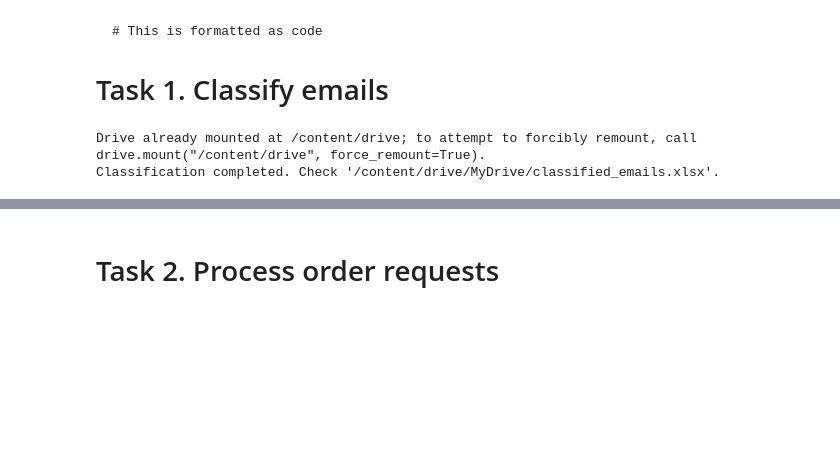
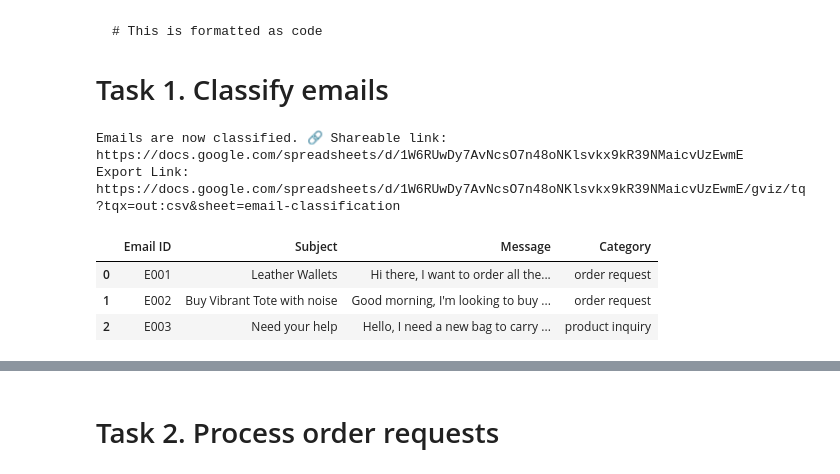
Before and after one commit to himanshu2s/EmployeeRegistration, a Jupyter notebook: Solve_Business_Problems_with_AI.ipynb, the cells around one changed output, grey strips where cells are left out. Drawn from its saved outputs; the diff is of its cells as text; code cells hidden in the pictures; blank space fills up the shorter version.

```diff
--- a/Solve_Business_Problems_with_AI.ipynb
+++ b/Solve_Business_Problems_with_AI.ipynb
@@ -129,18 +133,11 @@ display(emails_df.head(3))
 | 1 | E002 | Buy Vibrant Tote with noise | Good morning, I'm looking to buy ... |
 | 2 | E003 | Need your help | Hello, I need a new bag to carry ... |
 # %%
-# Code example of generating output document
-
 # Creates a new shared Google Worksheet every invocation with the proper structure
-# Note: This code should be executed from the google colab once you are ready, it will not work locally
 from google.colab import auth
 import gspread
 from google.auth import default
 from gspread_dataframe import set_with_dataframe
-
-# IMPORTANT: You need to authenticate the user to be able to create new worksheet
-# Insert the authentication snippet from the official documentation to create a google client:
-# https://colab.research.google.com/notebooks/io.ipynb#scrollTo=qzi9VsEqzI-o
 
 auth.authenticate_user()
 creds, _ = default()
@@ -151,24 +148,19 @@ output_document = gc.create('Solving Business Problems with AI - Output')
 
 # Create 'email-classification' sheet
 email_classification_sheet = output_document.add_worksheet(title="email-classification", rows=50, cols=2)
-email_classification_sheet.update([['email ID', 'category']], 'A1:B1')
-
-# Example of writing the data into the sheet
-# Assuming you have your classification in the email_classification_df DataFrame
-# set_with_dataframe(email_classification_sheet, email_classification_df)
-# Or directly update cells: https://docs.gspread.org/en/latest/user-guide.html#updating-cells
+email_classification_sheet.update([['Email ID', 'Subject', 'Message', 'Category']], 'A1:D1')
 
 # Create 'order-status' sheet
 order_status_sheet = output_document.add_worksheet(title="order-status", rows=50, cols=4)
-order_status_sheet.update([['email ID', 'product ID', 'quantity', 'status']], 'A1:D1')
+order_status_sheet.update([['Email ID', 'Product ID', 'Quantity', 'Status']], 'A1:D1')
 
 # Create 'order-response' sheet
 order_response_sheet = output_document.add_worksheet(title="order-response", rows=50, cols=2)
-order_response_sheet.update([['email ID', 'response']], 'A1:B1')
+order_response_sheet.update([['Email ID', 'Response']], 'A1:B1')
 
 # Create 'inquiry-response' sheet
 inquiry_response_sheet = output_document.add_worksheet(title="inquiry-response", rows=50, cols=2)
-inquiry_response_sheet.update([['email ID', 'response']], 'A1:B1')
+inquiry_response_sheet.update([['Email ID', 'Response']], 'A1:B1')
 
 # Share the spreadsheet publicly
 output_document.share('', perm_type='anyone', role='reader')
@@ -187,39 +184,68 @@ Shareable link: https://docs.google.com/spreadsheets/d/13m9mUF9TdVg-ngm9x44GOeZw
 # Task 1. Classify emails
 # %%
 # Use this section to classify emails as per the email subject/content and put the results in a google drive sheet.
+from google.colab import drive
+import numpy as np
 
-from google.colab import drive
+def classify_email(email, subject, message):
+  try:
+    email = email if email else "Unknown Email"
+    subject = subject if subject else "No Subject"
+    message = message if message else "No Message"
 
-def classify_email(subject, message):
     prompt = f"""
     Given the following email, classify it as either a "product inquiry" or an "order request":
 
     Subject: {subject}
     Message: {message}
 
     Respond with only one of the two categories: "product inquiry" or "order request".
     """
+
     response = client.chat.completions.create(
         model="gpt-4o",
         messages=[{"role": "user", "content": prompt}],
         max_tokens=10
     )
-    return response.choices[0].message.content.strip()
+    category = response.choices[0].message.content.strip()
 
-# Classify emails
-emails_df["category"] = emails_df.apply(lambda row: classify_email(row["subject"], row["message"]), axis=1)
+    return email, subject, message, category
 
-# Mount Google Drive
-drive.mount('/content/drive')
+    # # Add data to 'email-classification' sheet
+    # email_classification_sheet.append_row([email, subject, message, category])
+  except Exception as e:
+    print(f"🚨 Error: {e}")
+    return email, subject, message, "Error"
 
-# Define file path
-output_file_name = "classified_emails.xlsx"
-output_path = f'/content/drive/MyDrive/{output_file_name}'
+try:
+  # Set default values for null fields.
+  emails_df = emails_df.replace([np.nan, np.inf, -np.inf], "")
 
-# Save results
-emails_df.to_excel(output_path, index=False)
+  classified_data = []
 
-print(f"Classification completed. Check '{output_path}'.")
+  for _, row in emails_df.iterrows():
+      processed_email, processed_subject, processed_message, category = classify_email(row["email_id"], row["subject"], row["message"])
+      classified_data.append([processed_email, processed_subject, processed_message, category])
+
+  # Add all rows at once
+  email_classification_sheet.append_rows(classified_data)
+
+  # # Classify emails
+  # emails_df.apply(lambda row: classify_email(row["email_id"], row["subject"], row["message"]), axis=1);
+  print(f"Emails are now classified. 🔗 Shareable link: https://docs.google.com/spreadsheets/d/{output_document.id}")
+except Exception as e:
+    print(f"🚨 Error: {e}")
+
+email_classification_df = read_data_frame(output_document.id, 'email-classification')
+# order_status_df = read_data_frame(output_document.id, 'order-status')
+# order_response_df = read_data_frame(output_document.id, 'order-response')
+# inquiry_response_df = read_data_frame(output_document.id, 'inquiry-response')
+
+display(email_classification_df.head(3))
 # %% [output]
-Drive already mounted at /content/drive; to attempt to forcibly remount, call drive.mount("/content/drive", force_remount=True).
-Classification completed. Check '/content/drive/MyDrive/classified_emails.xlsx'.
+Emails are now classified. 🔗 Shareable link: https://docs.google.com/spreadsheets/d/1W6RUwDy7AvNcsO7n48oNKlsvkx9kR39NMaicvUzEwmE
+Export Link: https://docs.google.com/spreadsheets/d/1W6RUwDy7AvNcsO7n48oNKlsvkx9kR39NMaicvUzEwmE/gviz/tq?tqx=out:csv&sheet=email-classification
+|  | Email ID | Subject | Message | Category |
+| 0 | E001 | Leather Wallets | Hi there, I want to order all the... | order request |
+| 1 | E002 | Buy Vibrant Tote with noise | Good morning, I'm looking to buy ... | order request |
+| 2 | E003 | Need your help | Hello, I need a new bag to carry ... | product inquiry |
```
Also changed, not shown: parts of 8 cells of this notebook.
